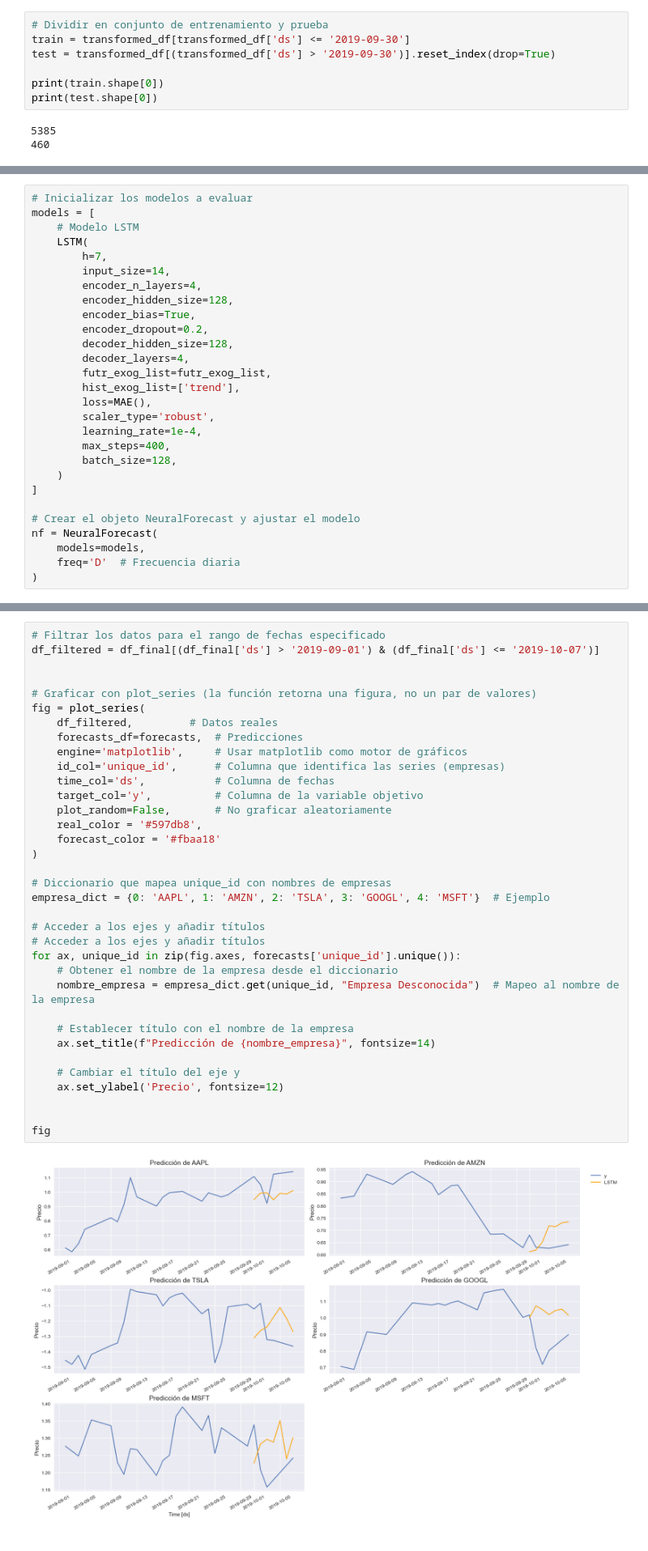
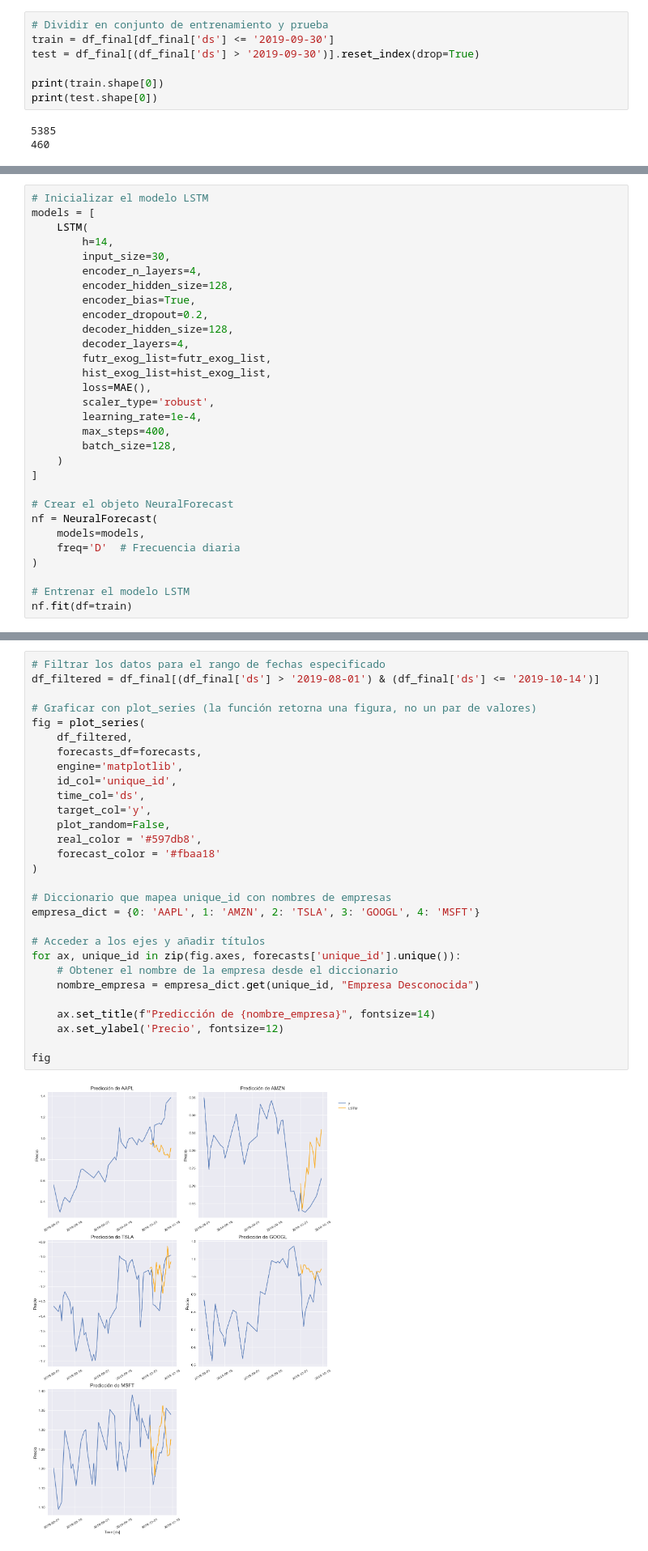
Before and after one commit to yoel79/TFM, a Jupyter notebook: LSTM_Model/LSTM_Model.ipynb, the cells around one changed output, grey strips where cells are left out. Shown: that part at 81% size. Saved outputs shown, nothing was run; the diff lists cells and outputs as text.

```diff
--- a/LSTM_Model/LSTM_Model.ipynb
+++ b/LSTM_Model/LSTM_Model.ipynb
@@ -127,7 +112,7 @@ transformed_df
 # %%
 # Dividir en conjunto de entrenamiento y prueba
-train = transformed_df[transformed_df['ds'] <= '2019-09-30']
-test = transformed_df[(transformed_df['ds'] > '2019-09-30')].reset_index(drop=True)
+train = df_final[df_final['ds'] <= '2019-09-30']
+test = df_final[(df_final['ds'] > '2019-09-30')].reset_index(drop=True)
 
 print(train.shape[0])
 print(test.shape[0])
@@ -137,10 +124,9 @@ print(test.shape[0])
 # %%
-# Inicializar los modelos a evaluar
+# Inicializar el modelo LSTM
 models = [
-    # Modelo LSTM
     LSTM(
-        h=7,
-        input_size=14,
+        h=14,
+        input_size=30,
         encoder_n_layers=4,
         encoder_hidden_size=128,
         encoder_bias=True,
@@ -148,7 +134,7 @@ models = [
         decoder_hidden_size=128,
         decoder_layers=4,
         futr_exog_list=futr_exog_list,
-        hist_exog_list=['trend'],
+        hist_exog_list=hist_exog_list,
         loss=MAE(),
         scaler_type='robust',
         learning_rate=1e-4,
@@ -157,10 +143,13 @@ models = [
     )
 ]
 
-# Crear el objeto NeuralForecast y ajustar el modelo
+# Crear el objeto NeuralForecast
 nf = NeuralForecast(
     models=models,
     freq='D'  # Frecuencia diaria
 )
+
+# Entrenar el modelo LSTM
+nf.fit(df=train)
 # %% [output]
 Seed set to 1
@@ -357,37 +395,31 @@ LOCAL_RANK: 0 - CUDA_VISIBLE_DEVICES: [0]
 # %%
 # Filtrar los datos para el rango de fechas especificado
-df_filtered = df_final[(df_final['ds'] > '2019-09-01') & (df_final['ds'] <= '2019-10-07')]
-
+df_filtered = df_final[(df_final['ds'] > '2019-08-01') & (df_final['ds'] <= '2019-10-14')]
 
 # Graficar con plot_series (la función retorna una figura, no un par de valores)
 fig = plot_series(
-    df_filtered,         # Datos reales
-    forecasts_df=forecasts,  # Predicciones
-    engine='matplotlib',     # Usar matplotlib como motor de gráficos
-    id_col='unique_id',      # Columna que identifica las series (empresas)
-    time_col='ds',           # Columna de fechas
-    target_col='y',          # Columna de la variable objetivo
-    plot_random=False,       # No graficar aleatoriamente
+    df_filtered,
+    forecasts_df=forecasts,
+    engine='matplotlib',
+    id_col='unique_id',
+    time_col='ds',
+    target_col='y',
+    plot_random=False,
     real_color = '#597db8',
     forecast_color = '#fbaa18'
 )
 
 # Diccionario que mapea unique_id con nombres de empresas
-empresa_dict = {0: 'AAPL', 1: 'AMZN', 2: 'TSLA', 3: 'GOOGL', 4: 'MSFT'}  # Ejemplo
+empresa_dict = {0: 'AAPL', 1: 'AMZN', 2: 'TSLA', 3: 'GOOGL', 4: 'MSFT'}
 
-# Acceder a los ejes y añadir títulos
 # Acceder a los ejes y añadir títulos
 for ax, unique_id in zip(fig.axes, forecasts['unique_id'].unique()):
     # Obtener el nombre de la empresa desde el diccionario
-    nombre_empresa = empresa_dict.get(unique_id, "Empresa Desconocida")  # Mapeo al nombre de la empresa
+    nombre_empresa = empresa_dict.get(unique_id, "Empresa Desconocida")
 
-    # Establecer título con el nombre de la empresa
     ax.set_title(f"Predicción de {nombre_empresa}", fontsize=14)
-
-    # Cambiar el título del eje y
     ax.set_ylabel('Precio', fontsize=12)
 
-
 fig
 # %% [output]
-[figure, old version]
+[figure, new version]
```
Also changed, not shown: parts of 29 cells of this notebook, 49 other files.
